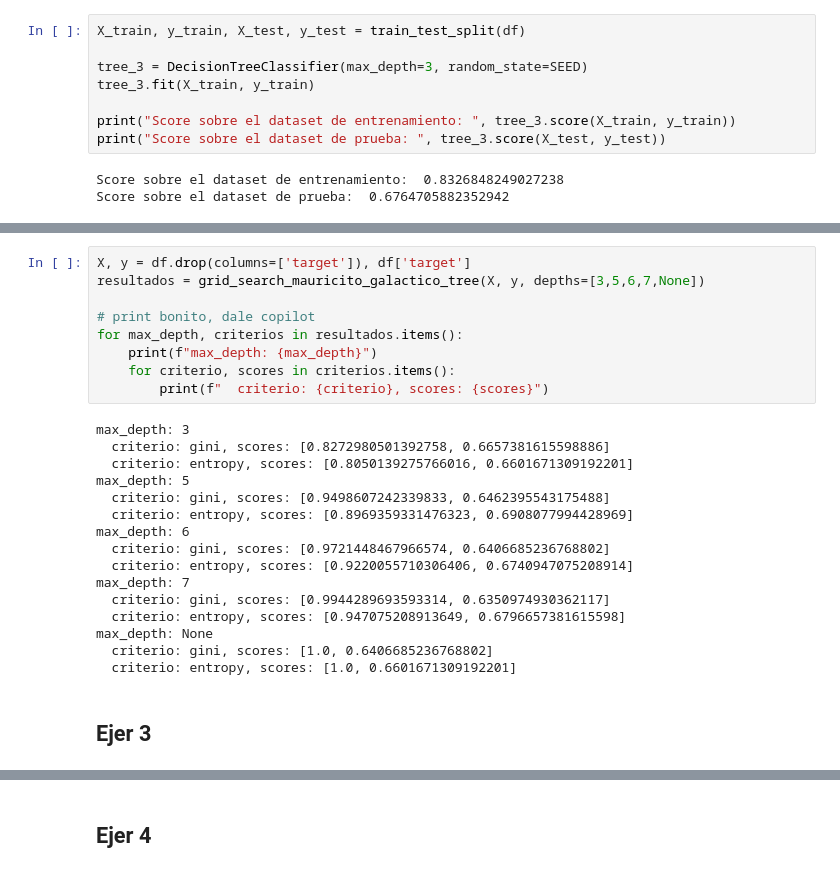
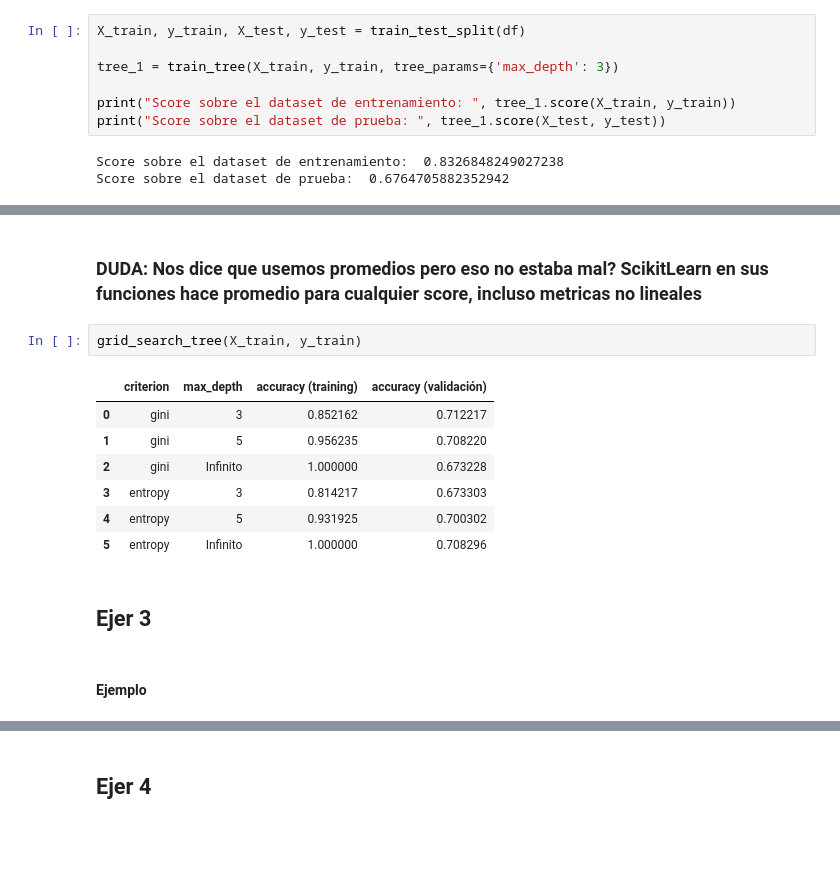
Before and after one commit to mariok99/tp, a Jupyter notebook: sol.ipynb, the cells around one changed output, grey strips where cells are left out. Saved outputs shown, nothing was run; the diff lists cells and outputs as text; blank space fills up the shorter version.

Commit message:
ejercicio 2.3 corregido (haciamos cualquier caca) y casi 2.2

```diff
--- a/sol.ipynb
+++ b/sol.ipynb
@@ -81,11 +102,10 @@ Index([493,  59,  27, 104, 450,  80,  39, 437, 327, 122, 419, 312, 385, 258,
 # %%
 X_train, y_train, X_test, y_test = train_test_split(df)
 
-tree_3 = DecisionTreeClassifier(max_depth=3, random_state=SEED)
-tree_3.fit(X_train, y_train)
+tree_1 = train_tree(X_train, y_train, tree_params={'max_depth': 3})
 
-print("Score sobre el dataset de entrenamiento: ", tree_3.score(X_train, y_train))
-print("Score sobre el dataset de prueba: ", tree_3.score(X_test, y_test))
+print("Score sobre el dataset de entrenamiento: ", tree_1.score(X_train, y_train))
+print("Score sobre el dataset de prueba: ", tree_1.score(X_test, y_test))
 # %% [output]
 Score sobre el dataset de entrenamiento:  0.8326848249027238
 Score sobre el dataset de prueba:  0.6764705882352942
@@ -168,27 +202,16 @@ def grid_search_mauricito_galactico_tree(X_train, y_train, depths=[3,5,None], cr
+# %% [markdown]
+### DUDA: Nos dice que usemos promedios pero eso no estaba mal? ScikitLearn en sus funciones hace promedio para cualquier score, incluso metricas no lineales
 # %%
-X, y = df.drop(columns=['target']), df['target']
-resultados = grid_search_mauricito_galactico_tree(X, y, depths=[3,5,6,7,None])
-
-# print bonito, dale copilot
-for max_depth, criterios in resultados.items():
-    print(f"max_depth: {max_depth}")
-    for criterio, scores in criterios.items():
-        print(f"  criterio: {criterio}, scores: {scores}")
+grid_search_tree(X_train, y_train)
 # %% [output]
-max_depth: 3
-  criterio: gini, scores: [0.8272980501392758, 0.6657381615598886]
-  criterio: entropy, scores: [0.8050139275766016, 0.6601671309192201]
-max_depth: 5
-  criterio: gini, scores: [0.9498607242339833, 0.6462395543175488]
-  criterio: entropy, scores: [0.8969359331476323, 0.6908077994428969]
-max_depth: 6
-  criterio: gini, scores: [0.9721448467966574, 0.6406685236768802]
-  criterio: entropy, scores: [0.9220055710306406, 0.6740947075208914]
-max_depth: 7
-  criterio: gini, scores: [0.9944289693593314, 0.6350974930362117]
-  criterio: entropy, scores: [0.947075208913649, 0.6796657381615598]
-max_depth: None
-  criterio: gini, scores: [1.0, 0.6406685236768802]
-  criterio: entropy, scores: [1.0, 0.6601671309192201]
+|  | criterion | max_depth | accuracy (training) | accuracy (validación) |
+| 0 | gini | 3 | 0.852162 | 0.712217 |
+| 1 | gini | 5 | 0.956235 | 0.708220 |
+| 2 | gini | Infinito | 1.000000 | 0.673228 |
+| 3 | entropy | 3 | 0.814217 | 0.673303 |
+| 4 | entropy | 5 | 0.931925 | 0.700302 |
+| 5 | entropy | Infinito | 1.000000 | 0.708296 |
 # %% [markdown]
 ## Ejer 3
+# %% [markdown]
+#### Ejemplo
```
Also changed, not shown: parts of 9 cells of this notebook, 1 other file.
